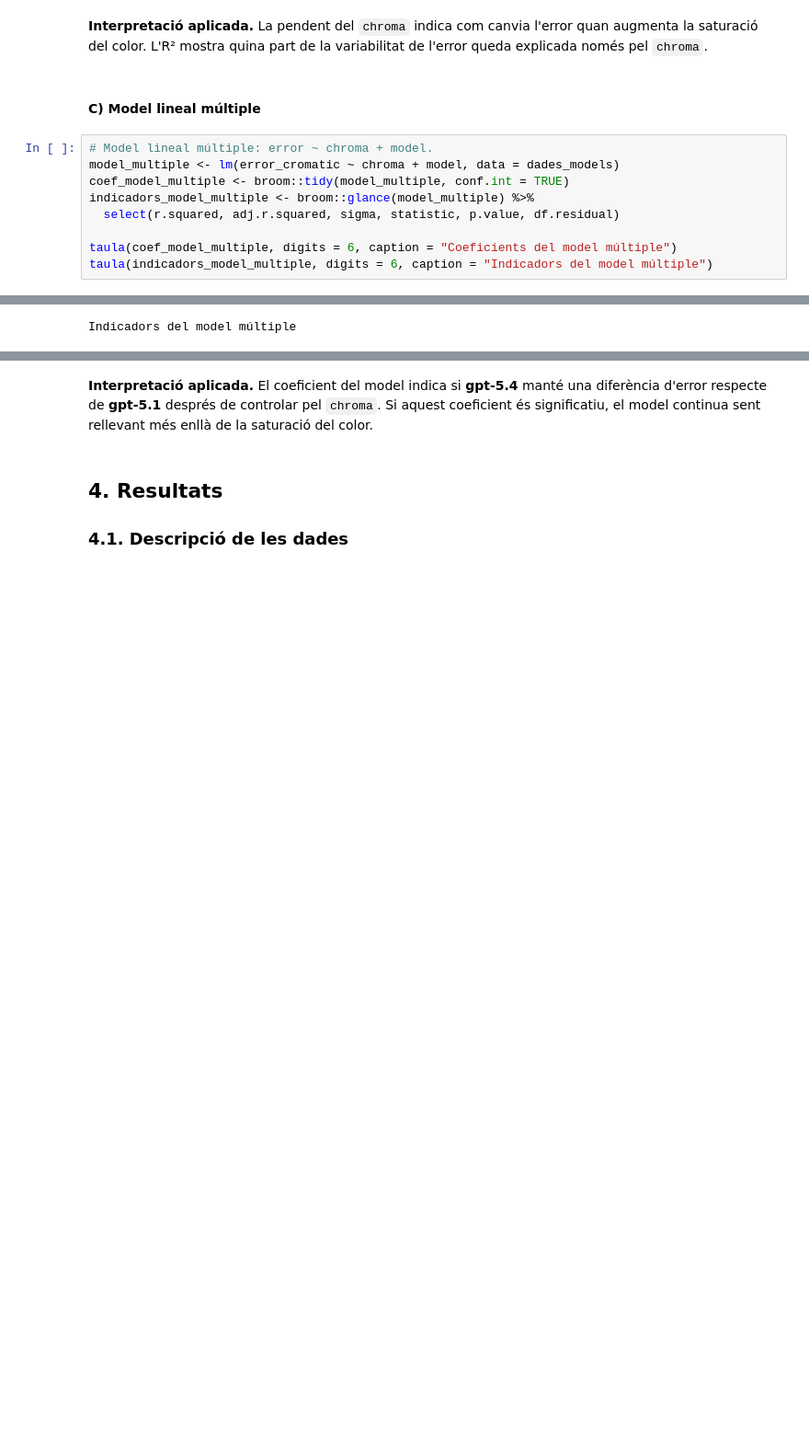
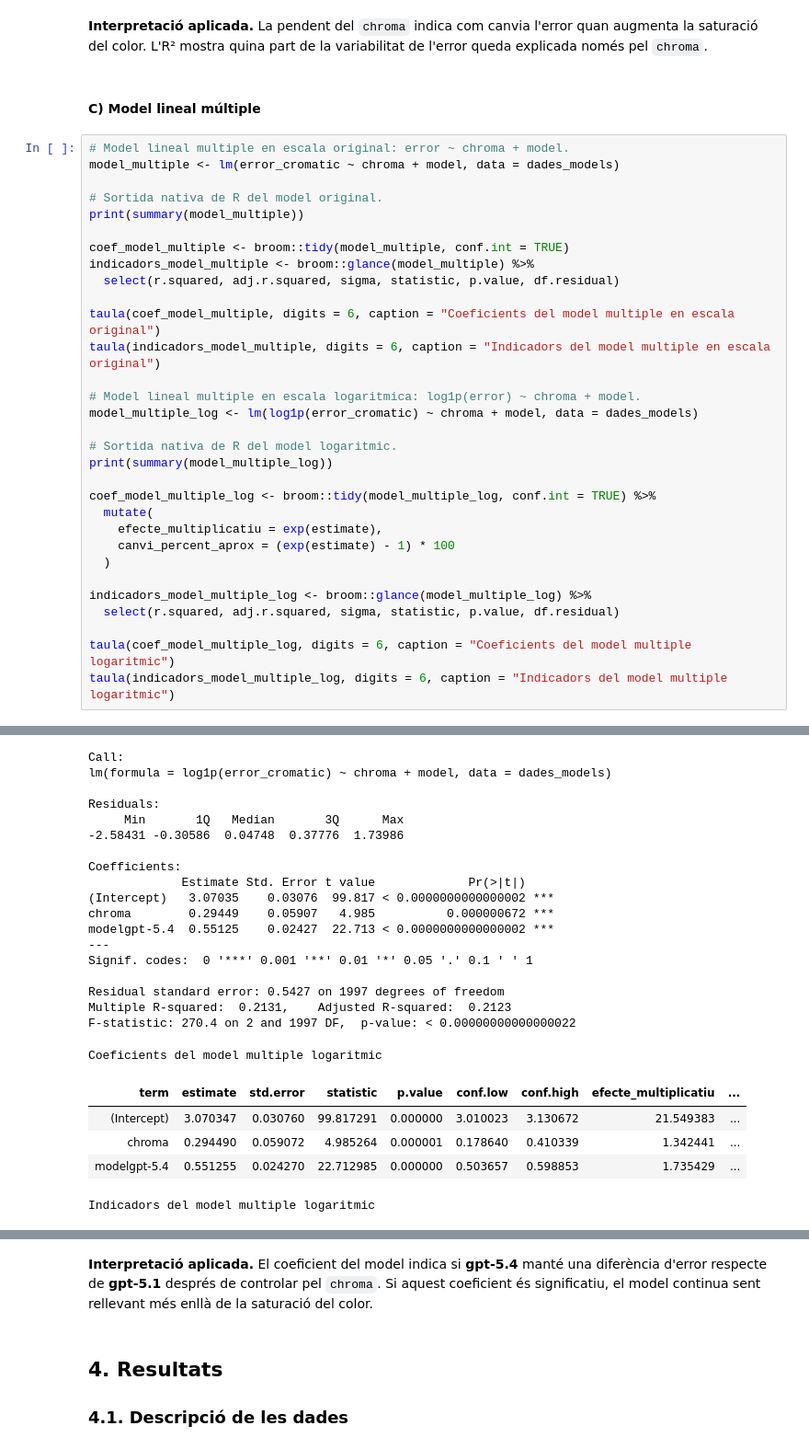
Before and after one commit to adriasebastia/color-llm-benchmark, a Jupyter notebook: analisis/estudi_models_5_1_5_4.ipynb, the cells around one changed output, grey strips where cells are left out. Shown at 92% size. Cells and saved outputs as stored; diff of their text form; blank space fills up the shorter version.

```diff
--- a/analisis/estudi_models_5_1_5_4.ipynb
+++ b/analisis/estudi_models_5_1_5_4.ipynb
@@ -1058,12 +1076,34 @@ ggplot(dades_models, aes(x = chroma, y = error_cromatic, color = model)) +
 # %% [markdown]
 #### C) Model lineal múltiple
 # %%
-# Model lineal múltiple: error ~ chroma + model.
+# Model lineal multiple en escala original: error ~ chroma + model.
 model_multiple <- lm(error_cromatic ~ chroma + model, data = dades_models)
+
+# Sortida nativa de R del model original.
+print(summary(model_multiple))
+
 coef_model_multiple <- broom::tidy(model_multiple, conf.int = TRUE)
 indicadors_model_multiple <- broom::glance(model_multiple) %>%
   select(r.squared, adj.r.squared, sigma, statistic, p.value, df.residual)
 
-taula(coef_model_multiple, digits = 6, caption = "Coeficients del model múltiple")
-taula(indicadors_model_multiple, digits = 6, caption = "Indicadors del model múltiple")
+taula(coef_model_multiple, digits = 6, caption = "Coeficients del model multiple en escala original")
+taula(indicadors_model_multiple, digits = 6, caption = "Indicadors del model multiple en escala original")
+
+# Model lineal multiple en escala logaritmica: log1p(error) ~ chroma + model.
+model_multiple_log <- lm(log1p(error_cromatic) ~ chroma + model, data = dades_models)
+
+# Sortida nativa de R del model logaritmic.
+print(summary(model_multiple_log))
+
+coef_model_multiple_log <- broom::tidy(model_multiple_log, conf.int = TRUE) %>%
+  mutate(
+    efecte_multiplicatiu = exp(estimate),
+    canvi_percent_aprox = (exp(estimate) - 1) * 100
+  )
+
+indicadors_model_multiple_log <- broom::glance(model_multiple_log) %>%
+  select(r.squared, adj.r.squared, sigma, statistic, p.value, df.residual)
+
+taula(coef_model_multiple_log, digits = 6, caption = "Coeficients del model multiple logaritmic")
+taula(indicadors_model_multiple_log, digits = 6, caption = "Indicadors del model multiple logaritmic")
 # %% [output]
@@ -1072,4 +1130,3 @@ Coeficients del model múltiple
 | (Intercept) | 24.324586 | 1.146701 | 21.21268 | 0.000000 | 22.075731 | 26.57344 |
 | chroma | 6.096476 | 2.202166 | 2.76840 | 0.005685 | 1.777693 | 10.41526 |
 | modelgpt-5.4 | 20.658115 | 0.904787 | 22.83202 | 0.000000 | 18.883690 | 22.43254 |
-Indicadors del model múltiple
@@ -1076,2 +1134,26 @@ Indicadors del model múltiple
 | r.squared | adj.r.squared | sigma | statistic | p.value | df.residual |
 | 0.209411 | 0.208619 | 20.23165 | 264.4827 | 0 | 1997 |
+Call:
+lm(formula = log1p(error_cromatic) ~ chroma + model, data = dades_models)
+
+Residuals:
+     Min       1Q   Median       3Q      Max
+-2.58431 -0.30586  0.04748  0.37776  1.73986
+
+Coefficients:
+             Estimate Std. Error t value             Pr(>|t|)
+(Intercept)   3.07035    0.03076  99.817 < 0.0000000000000002 ***
+chroma        0.29449    0.05907   4.985          0.000000672 ***
+modelgpt-5.4  0.55125    0.02427  22.713 < 0.0000000000000002 ***
+---
+Signif. codes:  0 '***' 0.001 '**' 0.01 '*' 0.05 '.' 0.1 ' ' 1
+
+Residual standard error: 0.5427 on 1997 degrees of freedom
+Multiple R-squared:  0.2131,    Adjusted R-squared:  0.2123
+F-statistic: 270.4 on 2 and 1997 DF,  p-value: < 0.00000000000000022
+Coeficients del model multiple logaritmic
+| term | estimate | std.error | statistic | p.value | conf.low | conf.high | efecte_multiplicatiu | ... |
+| (Intercept) | 3.070347 | 0.030760 | 99.817291 | 0.000000 | 3.010023 | 3.130672 | 21.549383 | ... |
+| chroma | 0.294490 | 0.059072 | 4.985264 | 0.000001 | 0.178640 | 0.410339 | 1.342441 | ... |
+| modelgpt-5.4 | 0.551255 | 0.024270 | 22.712985 | 0.000000 | 0.503657 | 0.598853 | 1.735429 | ... |
+Indicadors del model multiple logaritmic
```
Also changed, not shown: parts of 8 cells of this notebook.
